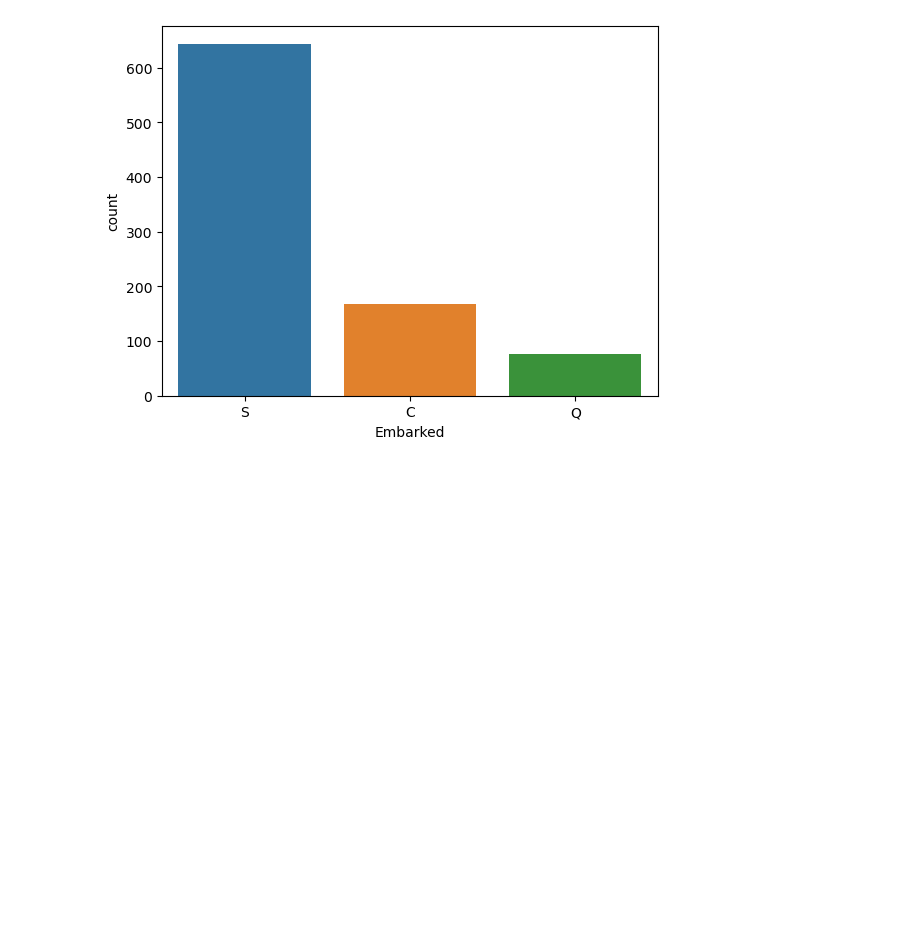
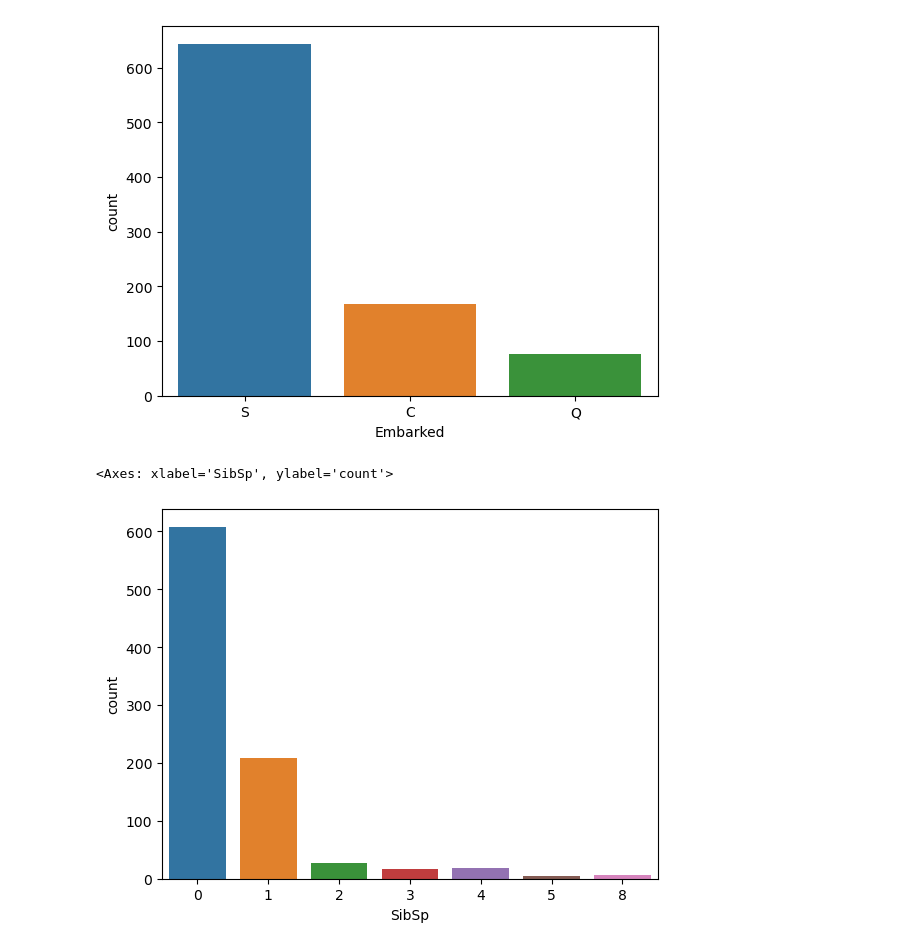
Before and after one commit to rlmrezende/Titanic, a Jupyter notebook: main.ipynb, the cells around one changed output. Saved outputs shown, nothing was run; the diff lists cells and outputs as text; code cells hidden in the pictures; blank space fills up the shorter version.

```diff
--- a/main.ipynb
+++ b/main.ipynb
@@ -96,3 +96,8 @@ sns.countplot(df, x="Embarked")
 # %% [output]
 <Axes: xlabel='Embarked', ylabel='count'>
 [figure]
+# %%
+sns.countplot(df, x="SibSp")
+# %% [output]
+<Axes: xlabel='SibSp', ylabel='count'>
+[figure, added]
```
